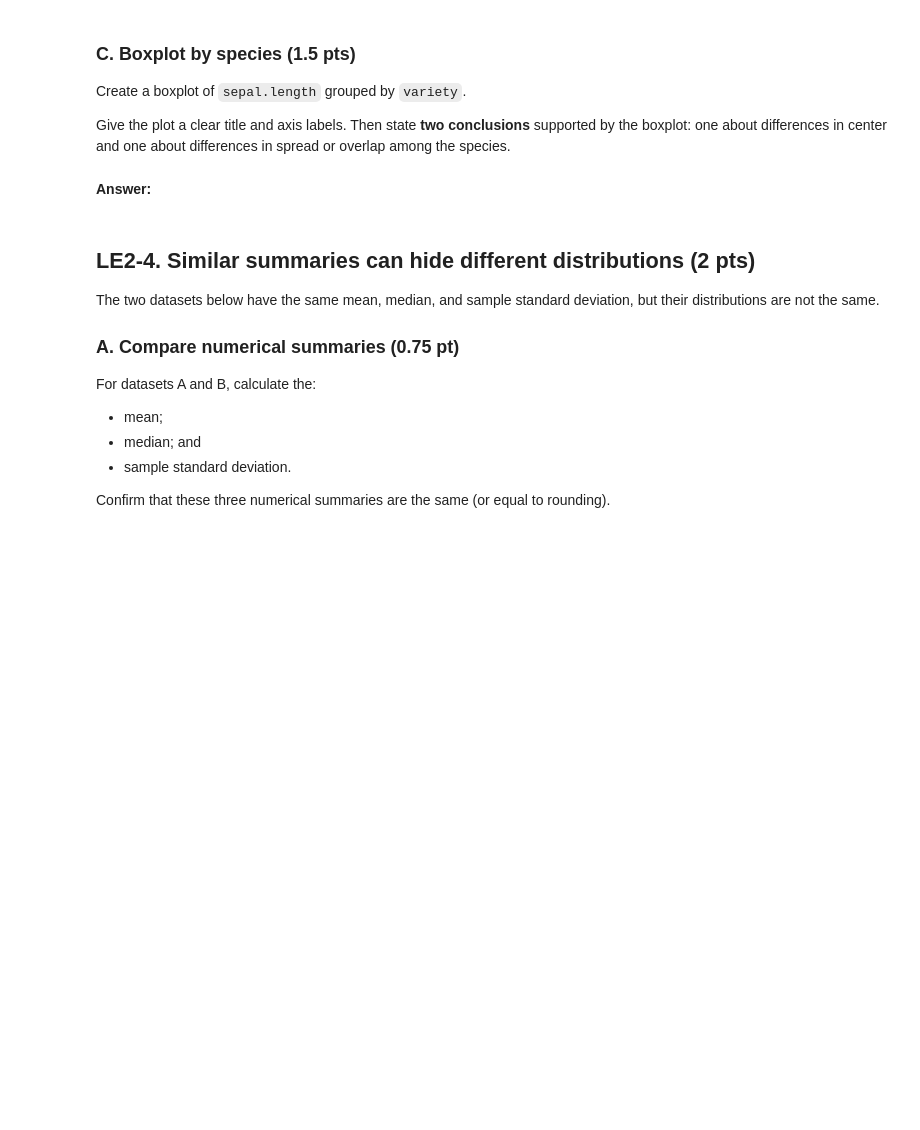
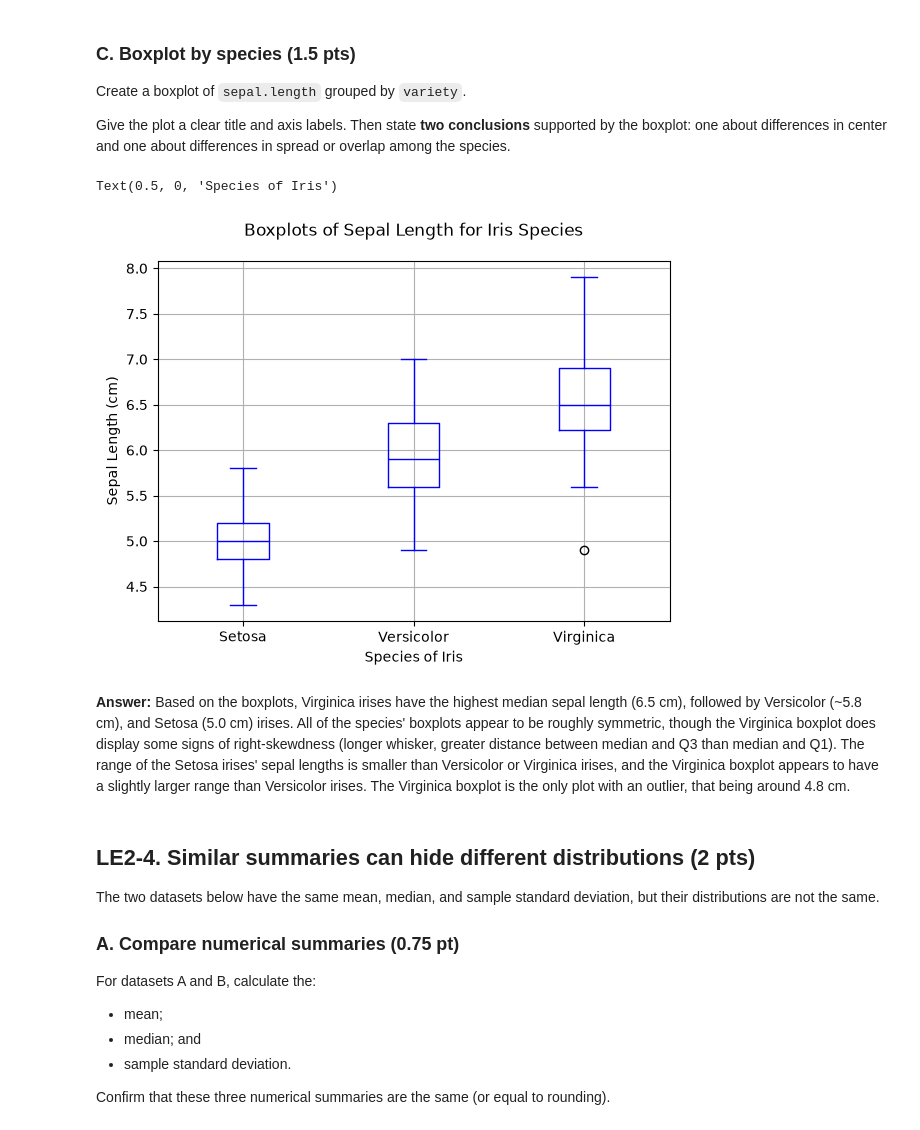
Before and after one commit to BradyJulian/Julian-Brady-ENGR-1451-Fork, a Jupyter notebook: 1-assignments/LE02/jub177LE02.ipynb, the cells around one changed output. Saved outputs shown, nothing was run; the diff lists cells and outputs as text; code cells hidden in the pictures; blank space fills up the shorter version.

```diff
--- a/1-assignments/LE02/jub177LE02.ipynb
+++ b/1-assignments/LE02/jub177LE02.ipynb
@@ -222,10 +240,18 @@ Give the plot a clear title and axis labels. Then state **two conclusions** supp
 # %%
 # Useful pattern:
 # iris.boxplot(column="...", by="...")
 
 # Your code here
+ax = iris.boxplot(column="sepal.length", by = "variety", color = "blue")
+ax.set_title("") #removing the sepal.length x axis label
+plt.suptitle("Boxplots of Sepal Length for Iris Species") #overriding the auto-generated boxplot title
+plt.ylabel("Sepal Length (cm)")
+plt.xlabel("Species of Iris")
+# %% [output]
+Text(0.5, 0, 'Species of Iris')
+[figure, added]
 # %% [markdown]
-**Answer:**
+**Answer:** Based on the boxplots, Virginica irises have the highest median sepal length (6.5 cm), followed by Versicolor (~5.8 cm), and Setosa (5.0 cm) irises. All of the species' boxplots appear to be roughly symmetric, though the Virginica boxplot does display some signs of right-skewdness (longer whisker, greater distance between median and Q3 than median and Q1). The range of the Setosa irises' sepal lengths is smaller than Versicolor or Virginica irises, and the Virginica boxplot appears to have a slightly larger range than Versicolor irises. The Virginica boxplot is the only plot with an outlier, that being around 4.8 cm.
 # %% [markdown]
 ## LE2-4. Similar summaries can hide different distributions (2 pts)
 
```
Also changed, not shown: parts of 9 cells of this notebook.
